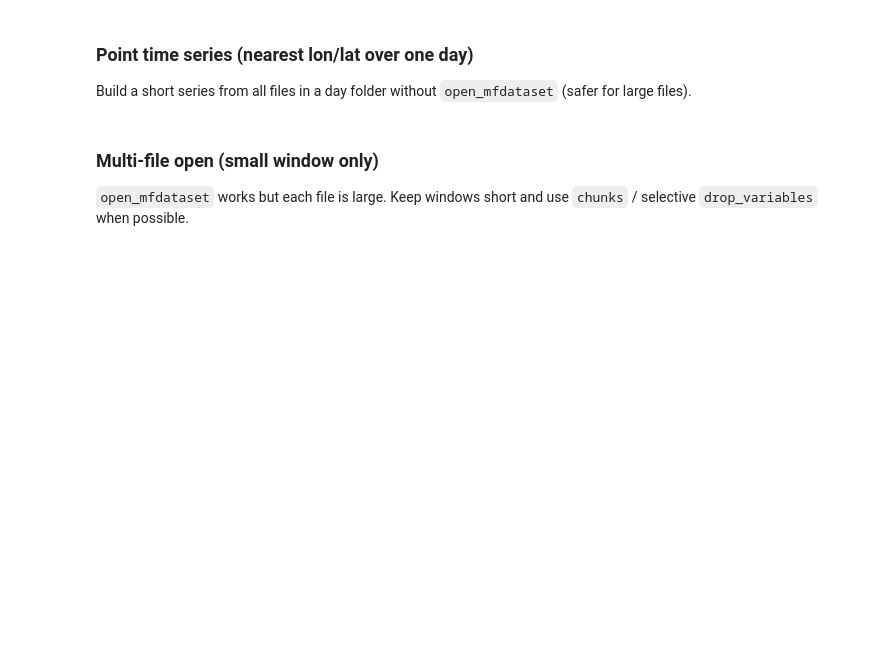
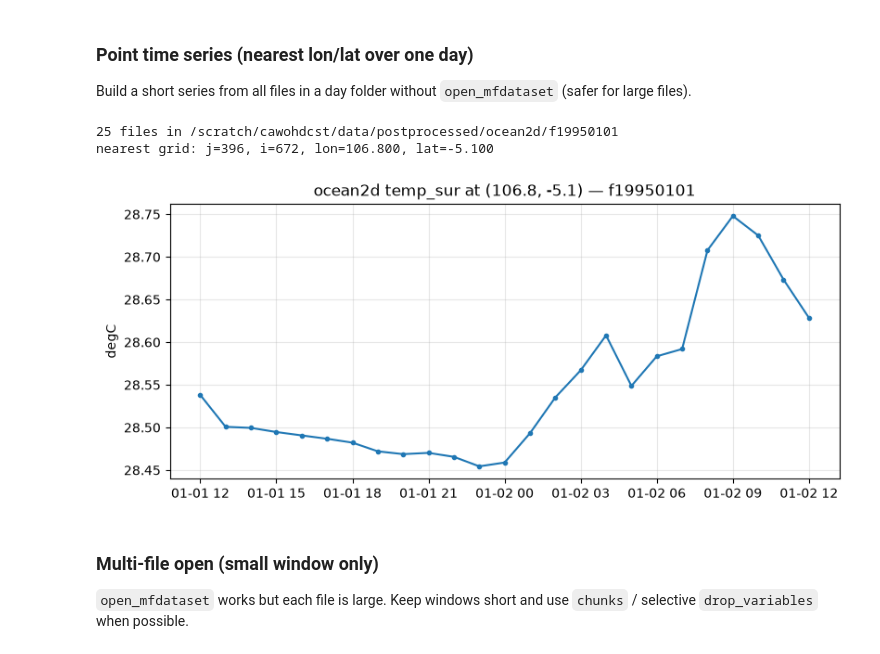
Before and after one commit to devmetmar/inacawo-iht, a Jupyter notebook: postprocess/tutorials/tutorial_postprocessed_hindcast.ipynb, the cells around one changed output. Cells and saved outputs as stored; diff of their text form; code cells hidden in the pictures; blank space fills up the shorter version.

```diff
--- a/postprocess/tutorials/tutorial_postprocessed_hindcast.ipynb
+++ b/postprocess/tutorials/tutorial_postprocessed_hindcast.ipynb
@@ -207,36 +278,40 @@ print("subset finite cells:", np.isfinite(sst_box).sum())
 
 Build a short series from all files in a day folder without `open_mfdataset` (safer for large files).
 # %%
-POINT_LON, POINT_LAT = 106.8, -6.1  # near Jakarta / Sunda Strait
+POINT_LON, POINT_LAT = 106.8, -5.1  # near Jakarta / Sunda Strait
 
 
 def nearest_ij(lon2d, lat2d, lon0, lat0):
     dist2 = (lon2d - lon0) ** 2 + (lat2d - lat0) ** 2
     j, i = np.unravel_index(np.nanargmin(dist2), dist2.shape)
     return int(j), int(i)
 
 
 day_dir = POST_ROOT / "ocean2d" / DAY
 files = sorted(day_dir.glob("inacawo_hindcast_ocean2d_*.nc"))
 print(f"{len(files)} files in {day_dir}")
 
 with xr.open_dataset(files[0]) as ds0:
     lon, lat = _lon_lat(ds0)
     j, i = nearest_ij(lon, lat, POINT_LON, POINT_LAT)
     print(f"nearest grid: j={j}, i={i}, lon={lon[j, i]:.3f}, lat={lat[j, i]:.3f}")
 
 times, values = [], []
 for fp in files:
     with xr.open_dataset(fp) as ds:
         times.append(ds["TSTEP"].values[0])
         values.append(float(ds["temp_sur"].isel(TSTEP=0, LAY=0, ROW=j, COL=i).values))
 
 fig, ax = plt.subplots(figsize=(8, 3.5), constrained_layout=True)
 ax.plot(times, values, marker="o", ms=3)
 ax.set_title(f"ocean2d temp_sur at ({POINT_LON}, {POINT_LAT}) — {DAY}")
 ax.set_ylabel("degC")
 ax.grid(True, alpha=0.3)
 plt.show()
+# %% [output]
+25 files in /scratch/cawohdcst/data/postprocessed/ocean2d/f19950101
+nearest grid: j=396, i=672, lon=106.800, lat=-5.100
+[figure, added]
 # %% [markdown]
 ### Multi-file open (small window only)
 
```
Also changed, not shown: parts of 12 cells of this notebook, 3 other files.
